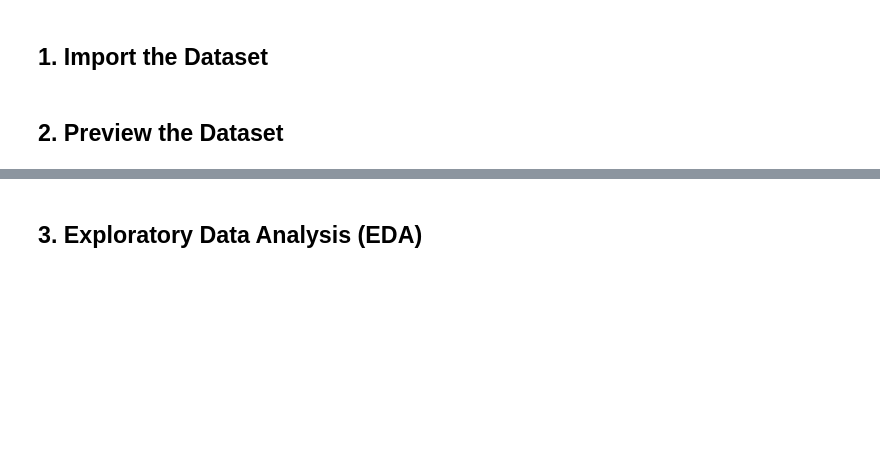
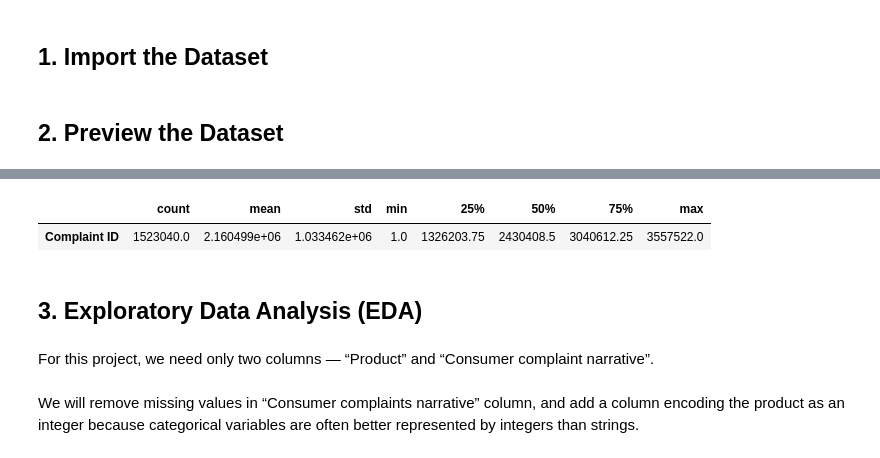
Before and after one commit to weil0819/DS-Pipeline, a Jupyter notebook: Text Classification/Multi-Class Text Classification with Scikit-Learn.ipynb, the cells around one changed output, grey strips where cells are left out. Saved outputs shown, nothing was run; the diff lists cells and outputs as text; code cells hidden in the pictures; blank space fills up the shorter version.

```diff
--- a/Text Classification/Multi-Class Text Classification with Scikit-Learn.ipynb
+++ b/Text Classification/Multi-Class Text Classification with Scikit-Learn.ipynb
@@ -11,2 +92,12 @@ However, the vast majority of text classification articles and tutorials on the
+# %%
+# Return the statistics for all numeric variables.
+df.describe().T
+# %% [output]
+|  | count | mean | std | min | 25% | 50% | 75% | max |
+| Complaint ID | 1523040.0 | 2.160499e+06 | 1.033462e+06 | 1.0 | 1326203.75 | 2430408.5 | 3040612.25 | 3557522.0 |
 # %% [markdown]
 ## 3. Exploratory Data Analysis (EDA)
+# %% [markdown]
+For this project, we need only two columns — “Product” and “Consumer complaint narrative”.
+# %% [markdown]
+We will remove missing values in “Consumer complaints narrative” column, and add a column encoding the product as an integer because categorical variables are often better represented by integers than strings.
```
Also changed, not shown: parts of 20 cells of this notebook.
